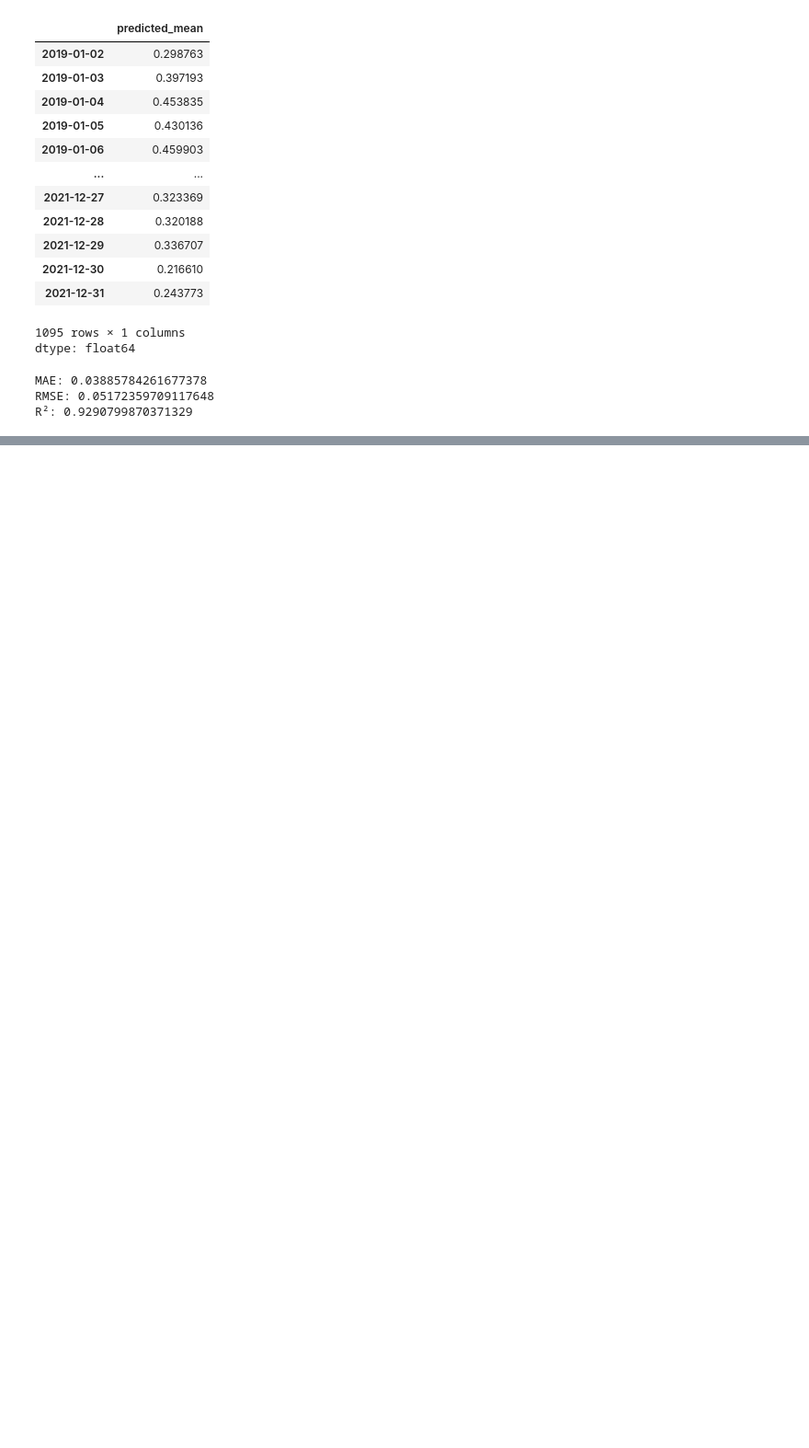
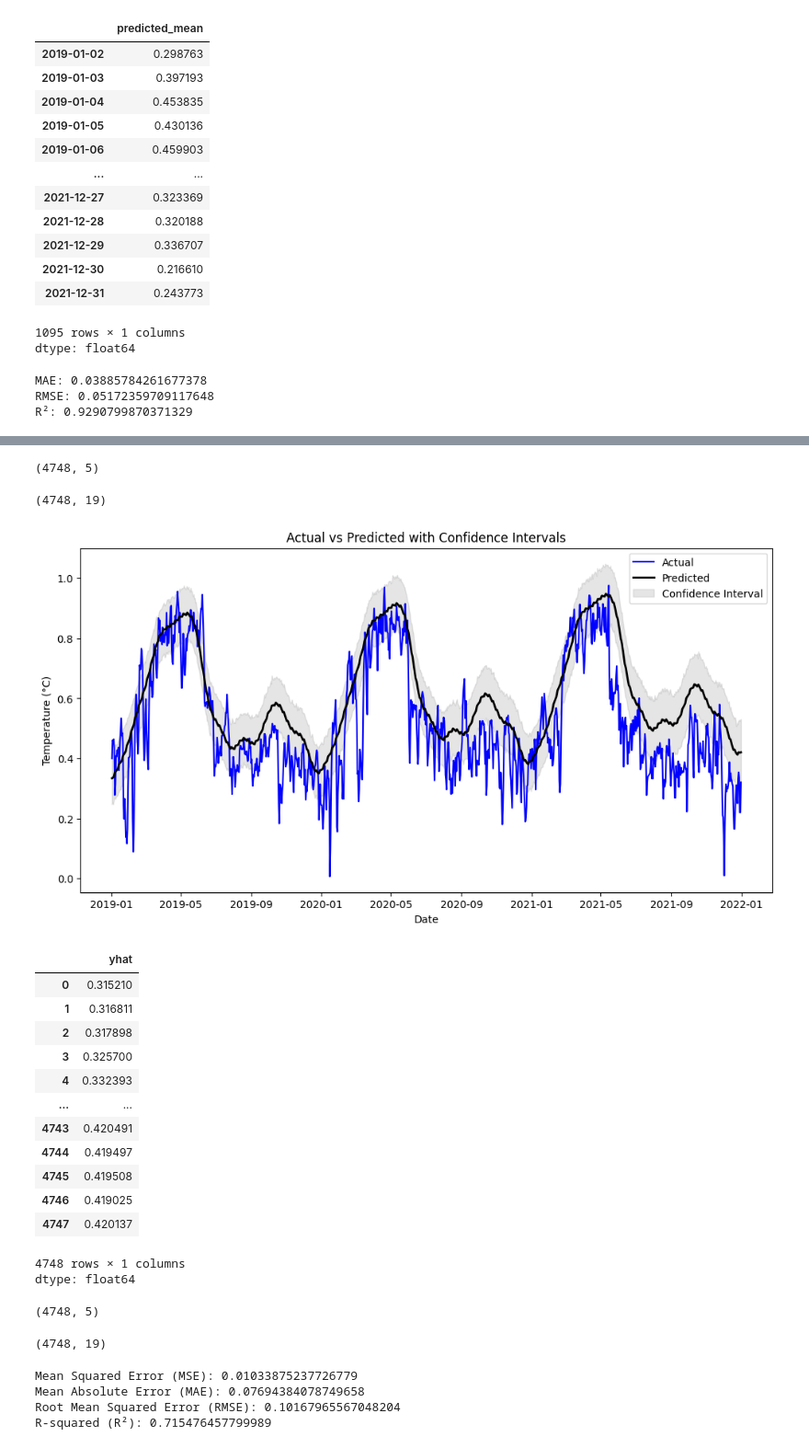
Before and after one commit to Bharathkumar1404/data-science-final-project, a Jupyter notebook: project.ipynb, the cells around one changed output, grey strips where cells are left out. Shown at 92% size. Drawn from its saved outputs; the diff is of its cells as text; code cells hidden in the pictures; blank space fills up the shorter version.

```diff
--- a/project.ipynb
+++ b/project.ipynb
@@ -536,0 +628,61 @@ R²: 0.9290799870371329
+# %%
+wf_prophet.shape
+# %% [output]
+(4748, 5)
+# %%
+forecast.shape
+# %% [output]
+(4748, 19)
+# %%
+# Merge actual and forecasted data
+forecast_actual = pd.merge(wf_pro_test, forecast[['ds', 'yhat', 'yhat_lower', 'yhat_upper']], on='ds', how='left')
+
+# Plot actual vs predicted
+plt.figure(figsize=(12, 6))
+plt.plot(forecast_actual['ds'], forecast_actual['y'], label='Actual', color='blue')
+plt.plot(forecast_actual['ds'], forecast_actual['yhat'], label='Predicted', color='black',linewidth=2)
+plt.fill_between(forecast_actual['ds'],
+                 forecast_actual['yhat_lower'],
+                 forecast_actual['yhat_upper'],
+                 color='gray', alpha=0.2, label='Confidence Interval')
+plt.title("Actual vs Predicted with Confidence Intervals")
+plt.xlabel("Date")
+plt.ylabel("Temperature (°C)")
+plt.legend()
+plt.show()
+forecast['yhat']
+# %% [output]
+[figure, added]
+|  | yhat |
+| 0 | 0.315210 |
+| 1 | 0.316811 |
+| 2 | 0.317898 |
+| 3 | 0.325700 |
+| 4 | 0.332393 |
+| ... | ... |
+| 4743 | 0.420491 |
+| 4744 | 0.419497 |
+| 4745 | 0.419508 |
+| 4746 | 0.419025 |
+| 4747 | 0.420137 |
+4748 rows × 1 columns
+dtype: float64
+# %%
+wf_prophet.shape
+# %% [output]
+(4748, 5)
+# %%
+forecast.shape
+# %% [output]
+(4748, 19)
+# %%
+# code
+print("Mean Squared Error (MSE):", mean_squared_error(y_true = wf_prophet["y"], y_pred = forecast['yhat']))
+print("Mean Absolute Error (MAE):", mean_absolute_error(y_true = wf_prophet["y"], y_pred = forecast['yhat']))
+print("Root Mean Squared Error (RMSE):", np.sqrt(mean_squared_error(y_true = wf_prophet["y"], y_pred = forecast['yhat'])))
+print("R-squared (R²):", r2_score(y_true = wf_prophet["y"], y_pred = forecast['yhat']))
+# %% [output]
+Mean Squared Error (MSE): 0.01033875237726779
+Mean Absolute Error (MAE): 0.07694384078749658
+Root Mean Squared Error (RMSE): 0.10167965567048204
+R-squared (R²): 0.715476457799989
```
Also changed, not shown: parts of 88 cells of this notebook.
